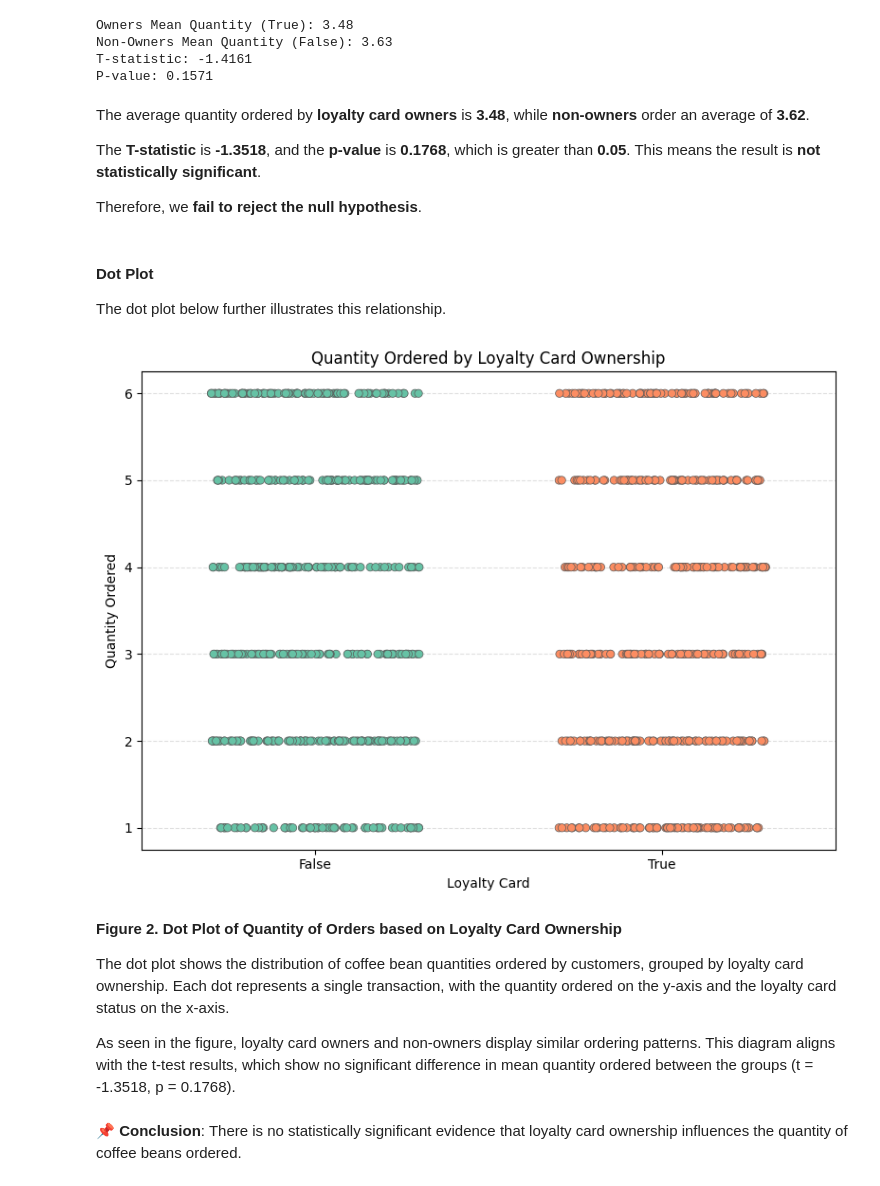
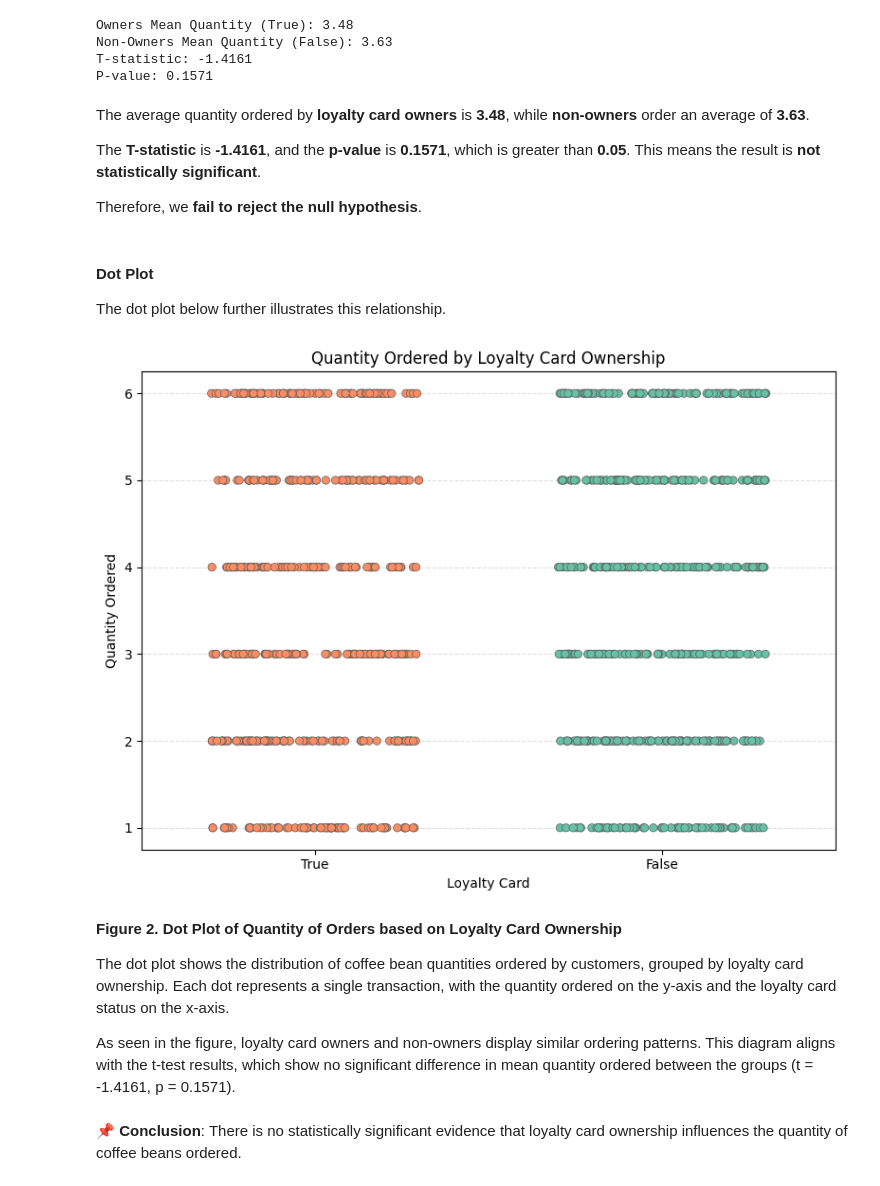
Before and after one commit to Emman-28/CSMODEL-MP, a Jupyter notebook: CSMODEL MP.ipynb, the cells around one changed output. Drawn from its saved outputs; the diff is of its cells as text; code cells hidden in the pictures.

```diff
--- a/CSMODEL MP.ipynb
+++ b/CSMODEL MP.ipynb
@@ -1176,9 +1176,9 @@ Non-Owners Mean Quantity (False): 3.63
 T-statistic: -1.4161
 P-value: 0.1571
 # %% [markdown]
-The average quantity ordered by **loyalty card owners** is **3.48**, while **non-owners** order an average of **3.62**.
+The average quantity ordered by **loyalty card owners** is **3.48**, while **non-owners** order an average of **3.63**.
 
-The **T-statistic** is **-1.3518**, and the **p-value** is **0.1768**, which is greater than **0.05**. This means the result is **not statistically significant**.
+The **T-statistic** is **-1.4161**, and the **p-value** is **0.1571**, which is greater than **0.05**. This means the result is **not statistically significant**.
 
 Therefore, we **fail to reject the null hypothesis**.
 # %% [markdown]
@@ -1188,34 +1188,35 @@ The dot plot below further illustrates this relationship.
 # %%
 plt.figure(figsize = (8, 6))
 sns.stripplot(
     data = clean_coffee_df,
     x = 'Loyalty Card',
     y = 'Quantity',
     hue = 'Loyalty Card',
+    order = [True, False],
     legend = False,
     jitter = 0.3,
     size = 6,
     marker = 'o',
     edgecolor = 'auto',
     linewidth = 0.5,
     palette = 'Set2'
 )
 
 plt.title('Quantity Ordered by Loyalty Card Ownership')
 plt.xlabel('Loyalty Card')
 plt.ylabel('Quantity Ordered')
 plt.grid(True, axis = 'y', linestyle = '--', alpha = 0.4)
 
 plt.tight_layout()
 plt.show()
 # %% [output]
-[figure, old version]
+[figure, new version]
 # %% [markdown]
 **Figure 2. Dot Plot of Quantity of Orders based on Loyalty Card Ownership**
 
 The dot plot shows the distribution of coffee bean quantities ordered by customers, grouped by loyalty card ownership. Each dot represents a single transaction, with the quantity ordered on the y-axis and the loyalty card status on the x-axis.
 
-As seen in the figure, loyalty card owners and non-owners display similar ordering patterns. This diagram aligns with the t-test results, which show no significant difference in mean quantity ordered between the groups (t = -1.3518, p = 0.1768).
+As seen in the figure, loyalty card owners and non-owners display similar ordering patterns. This diagram aligns with the t-test results, which show no significant difference in mean quantity ordered between the groups (t = -1.4161, p = 0.1571).
 # %% [markdown]
 📌 **Conclusion**: There is no statistically significant evidence that loyalty card ownership influences the quantity of coffee beans ordered.
 # %% [markdown]
```
Also changed, not shown: parts of 5 cells of this notebook.
